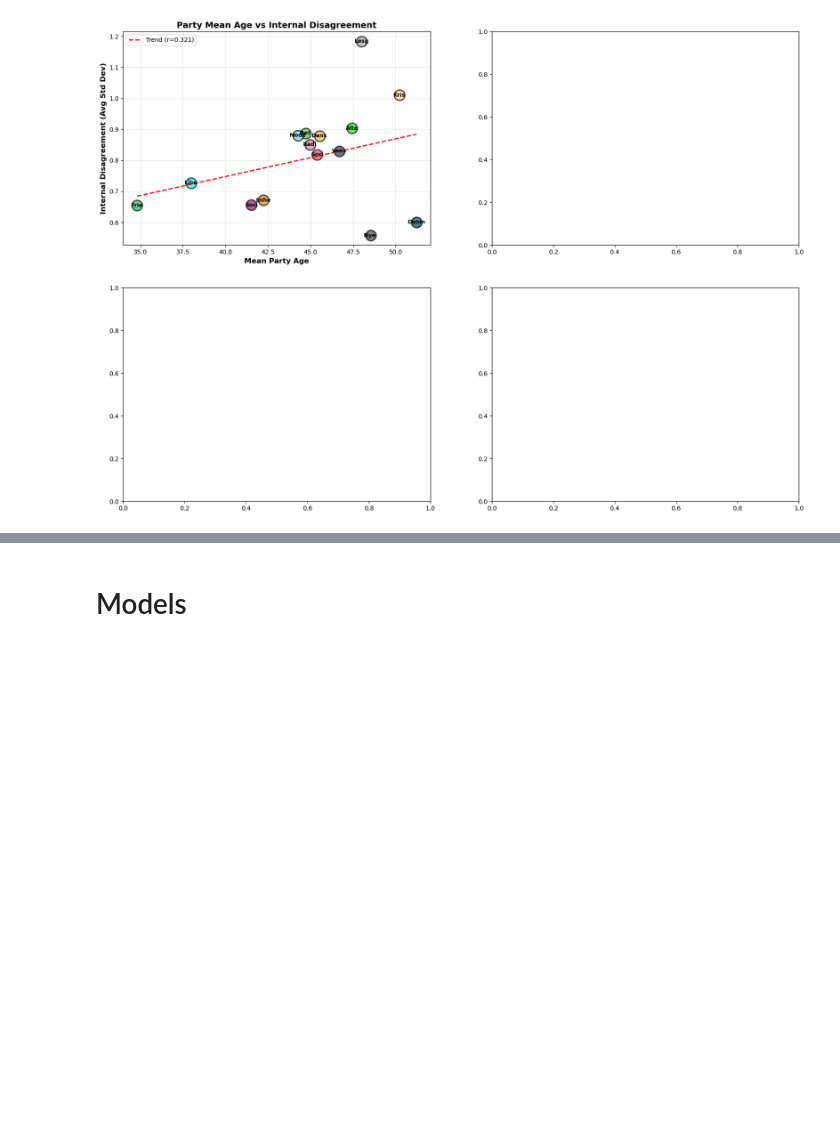
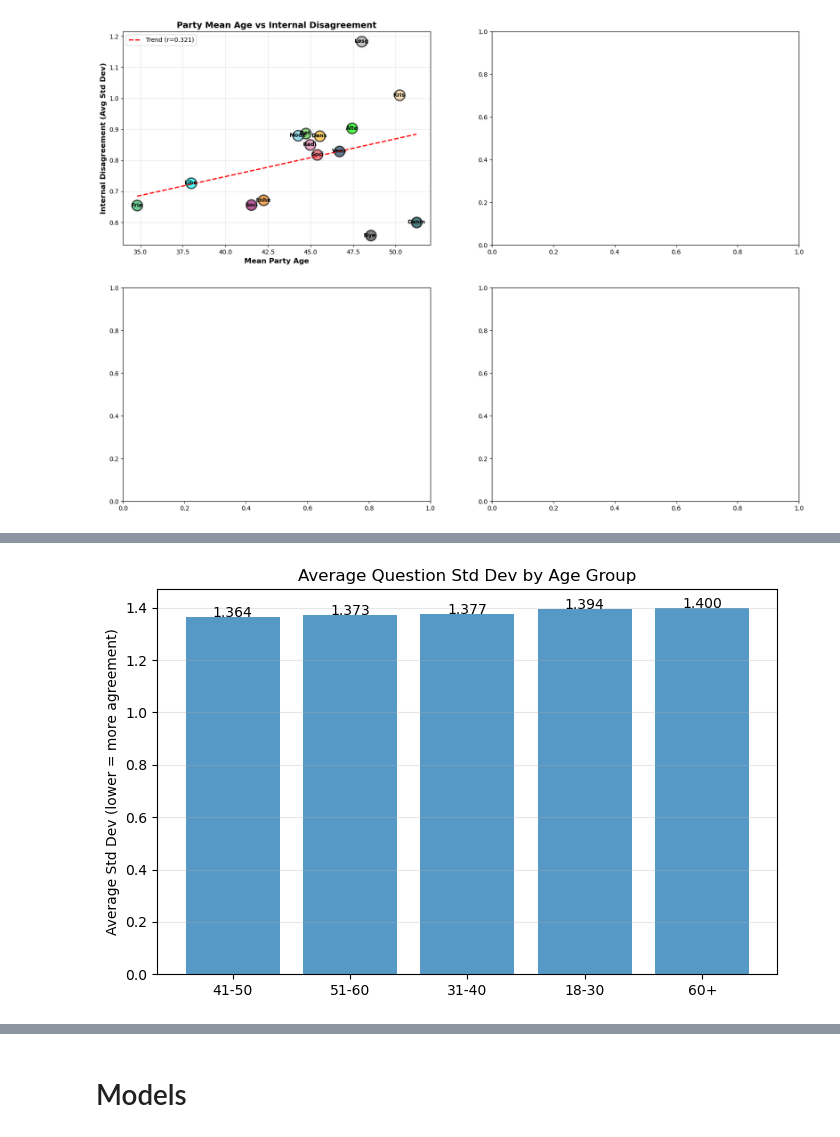
Before and after one commit to sergioqueber/assignment-3-mle-polski-team, a Jupyter notebook: 3. Candidate Test 2022 I.ipynb, the cells around one changed output, grey strips where cells are left out. Drawn from its saved outputs; the diff is of its cells as text; code cells hidden in the pictures; blank space fills up the shorter version.

Commit message:
Add age agreement analysis and include training data accuracy score

```diff
--- a/3. Candidate Test 2022 I.ipynb
+++ b/3. Candidate Test 2022 I.ipynb
@@ -779,3 +779,92 @@ ax1.legend()
 ax1.grid(True, alpha=0.3)
 # %% [output]
 [figure]
+# %%
+import numpy as np
+import pandas as pd
+import matplotlib.pyplot as plt
+import seaborn as sns
+from scipy.stats import kruskal
+
+# Prepare age groups (same bins used earlier)
+bins = [0, 30, 40, 50, 60, 100]
+labels = ['18-30', '31-40', '41-50', '51-60', '60+']
+
+df_age = alldata_clean[alldata_clean['alder'] > 0].copy()
+df_age['Age Group'] = pd.cut(df_age['alder'], bins=bins, labels=labels, include_lowest=True)
+
+group_records = []
+group_stds_for_test = []
+per_group_question_stds = {}
+
+for grp, gdf in df_age.groupby('Age Group'):
+    if pd.isna(grp):
+        continue
+    responses = gdf[question_cols].values
+    if responses.size == 0:
+        continue
+    # question-level std across candidates in this age group
+    question_stds = np.std(responses, axis=0)
+    avg_std = float(np.mean(question_stds))
+    median_std = float(np.median(question_stds))
+    max_std = float(np.max(question_stds))
+    # strong opinions proportion across the group
+    strong = int(np.sum(np.abs(responses) == 2))
+    total = int(responses.size)
+    strong_pct = round((strong / total) * 100, 2)
+    group_records.append({
+        'Age Group': str(grp),
+        'Count': gdf.shape[0],
+        'Avg Std Dev': avg_std,
+        'Median Std Dev': median_std,
+        'Max Std': max_std,
+        'Strong Opinions %': strong_pct
+    })
+    group_stds_for_test.append(question_stds)
+    per_group_question_stds[str(grp)] = question_stds
+
+age_group_agreement_df = pd.DataFrame(group_records).set_index('Age Group').sort_values('Avg Std Dev')
+
+print('\n📊 AGREEMENT BY AGE GROUP (lower avg std dev = more agreement)')
+display(age_group_agreement_df)
+
+# Bar chart: average std dev by age group
+plt.figure(figsize=(8,5))
+plt.bar(age_group_agreement_df.index.astype(str), age_group_agreement_df['Avg Std Dev'], color='C0', alpha=0.75)
+plt.ylabel('Average Std Dev (lower = more agreement)')
+plt.title('Average Question Std Dev by Age Group')
+for i, v in enumerate(age_group_agreement_df['Avg Std Dev']):
+    plt.text(i, v + 1e-4, f'{v:.3f}', ha='center')
+plt.grid(axis='y', alpha=0.3)
+plt.show()
+
+# Boxplot of question-level std devs per group
+plt.figure(figsize=(10,6))
+groups_present = [g for g in age_group_agreement_df.index if g in per_group_question_stds]
+data_to_plot = [per_group_question_stds[g] for g in groups_present]
+plt.boxplot(data_to_plot, labels=groups_present, patch_artist=True)
+plt.ylabel('Question-level Std Dev')
+plt.title('Distribution of question-level std deviations by age group')
+plt.grid(True, alpha=0.3)
+plt.show()
+
+# Statistical test: Kruskal-Wallis on question-level std deviations across age groups
+if len(group_stds_for_test) >= 2:
+    try:
+        stat, p = kruskal(*group_stds_for_test)
+        print(f'Kruskal-Wallis H-statistic={stat:.3f}, p-value={p:.4e}')
+        if p < 0.05:
+            print('=> The differences in question-level std deviations across age groups are statistically significant (p < 0.05).')
+        else:
+            print('=> No statistically significant difference (p >= 0.05).')
+    except Exception as e:
+        print('Could not run Kruskal-Wallis test:', e)
+else:
+    print('Not enough groups with data to run Kruskal-Wallis test.')
+
+# Per-candidate std by age group (how consistent candidates are)
+df_age['cand_std'] = df_age[question_cols].std(axis=1)
+
+print('\nSummary (table):')
+display(age_group_agreement_df[['Count','Avg Std Dev','Strong Opinions %']])
+# %% [output]
@@ -781,0 +879 @@ ax1.grid(True, alpha=0.3)
+[figure, added]
```
Also changed, not shown: parts of 7 cells of this notebook.
